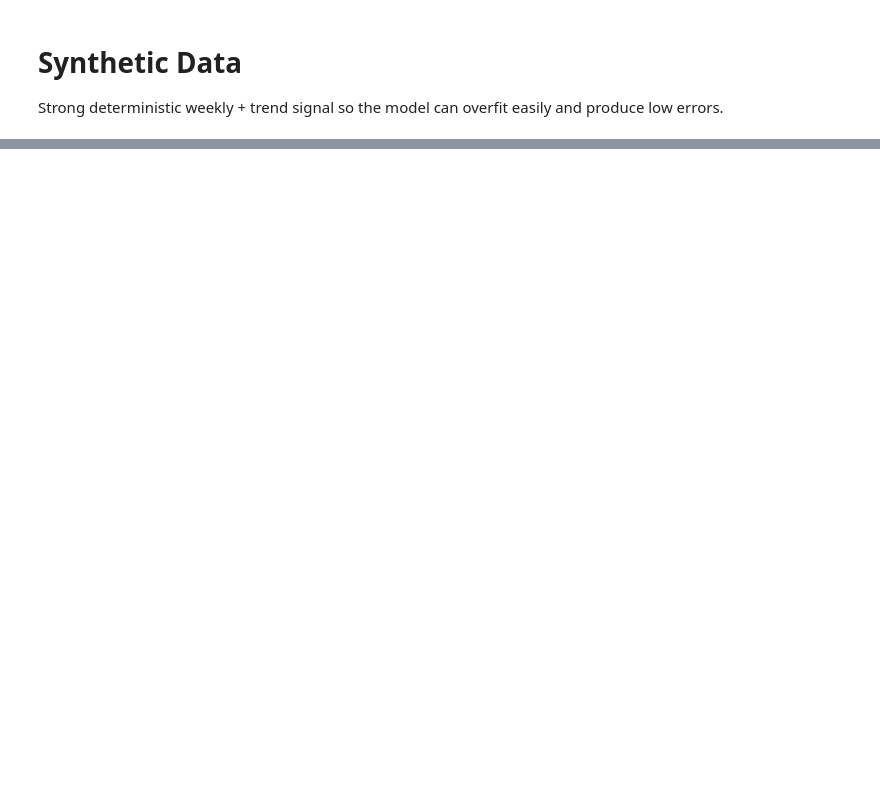
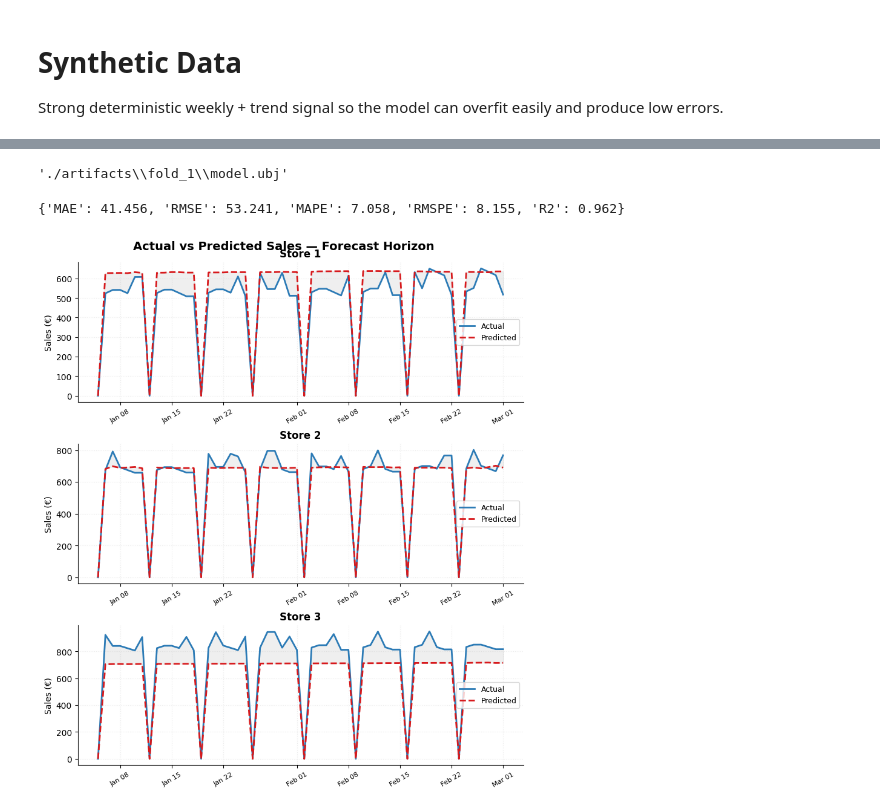
Before and after one commit to Miltos-90/Rossmann_Store_Sales_Forecasting, a Jupyter notebook: test_pipeline.ipynb, the cells around one changed output, grey strips where cells are left out. Saved outputs shown, nothing was run; the diff lists cells and outputs as text; code cells hidden in the pictures; blank space fills up the shorter version.

```diff
--- a/test_pipeline.ipynb
+++ b/test_pipeline.ipynb
@@ -490,0 +180,63 @@ plt.savefig(os.path.join(ARTIFACT_DIR, "predictions.png"))
+# %%
+cv_file = f'./artifacts/{study_name}/trial_{study.best_trial.number:04d}/fold_3.ubj'
+test_file = os.path.join(study_config["log_dir"], study_name, "model.ubj")
+# %% [output]
+'./artifacts\\fold_1\\model.ubj'
+# %%
+booster = xgb.Booster()
+booster.load_model(cv_file)
+preds = hypertuning.predict(booster, X_test)
+
+metrics = compute_metrics(actuals.values, preds.values)
+metrics = {metric: round(value, 3) for metric, value in metrics.items()}
+metrics
+# %% [output]
+{'MAE': 41.456, 'RMSE': 53.241, 'MAPE': 7.058, 'RMSPE': 8.155, 'R2': 0.962}
+# %%
+import matplotlib.pyplot as plt
+import matplotlib.dates as mdates
+
+# Build a proper comparison df: look up actuals on the forecast dates from df
+actuals_idx = preds.index.droplevel("Date").swaplevel()  # (Forecast Date, Store)
+true_vals = df.loc[actuals_idx, "Sales"].apply(np.expm1)
+true_vals = utils.overwrite_closed_sales(true_vals, mode='zero')
+true_vals.index = preds.index
+
+comp = (
+    pd.DataFrame({"Actual": true_vals.values, "Predicted": preds.values}, index=preds.index)
+    .reset_index()
+    .groupby(["Store", "Forecast Date"])[["Actual", "Predicted"]]
+    .mean()
+    .reset_index()
+)
+
+selected_stores = sorted(comp["Store"].unique())[:6]
+ncols = 1
+nrows = -(-len(selected_stores) // ncols)  # ceil division
+
+fig, axes = plt.subplots(nrows, ncols, figsize=(8, 3 * nrows), constrained_layout=True)
+axes = axes.flatten()
+
+for ax, store_id in zip(axes, selected_stores):
+    d = comp[comp["Store"] == store_id].sort_values("Forecast Date")
+    ax.plot(d["Forecast Date"], d["Actual"],    label="Actual",    color="#2c7bb6", lw=2)
+    ax.plot(d["Forecast Date"], d["Predicted"], label="Predicted", color="#d7191c", lw=2, ls="--")
+    ax.fill_between(d["Forecast Date"], d["Actual"], d["Predicted"],
+                    alpha=0.12, color="gray")
+    ax.set_title(f"Store {store_id}", fontsize=12, fontweight="bold")
+    ax.set_ylabel("Sales (€)", fontsize=10)
+    ax.xaxis.set_major_formatter(mdates.DateFormatter("%b %d"))
+    ax.xaxis.set_major_locator(mdates.AutoDateLocator())
+    ax.tick_params(axis="x", rotation=30, labelsize=8)
+    ax.legend(fontsize=9)
+    ax.grid(True, alpha=0.25, linestyle=":")
+    ax.spines[["top", "right"]].set_visible(False)
+
+# Hide any unused axes
+for ax in axes[len(selected_stores):]:
+    ax.set_visible(False)
+
+fig.suptitle("Actual vs Predicted Sales — Forecast Horizon", fontsize=14, fontweight="bold", y=1.01)
+plt.show()
+# %% [output]
+[figure, added]
```
Also changed, not shown: parts of 9 cells of this notebook, 4 other files.
